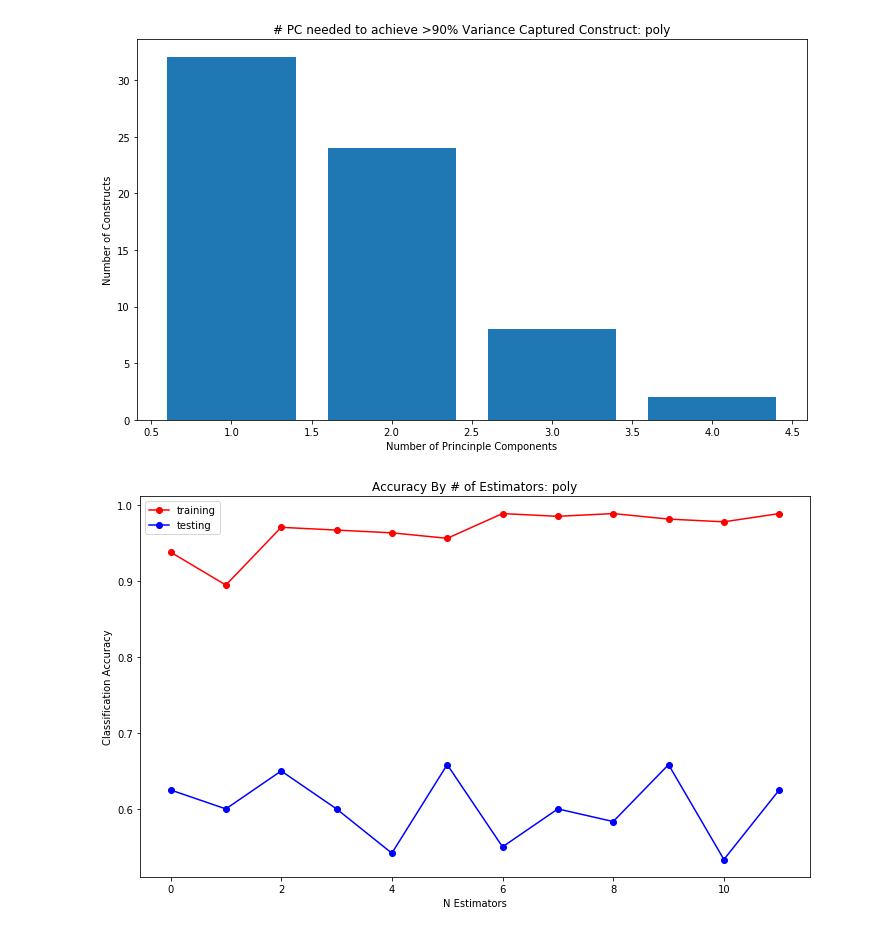
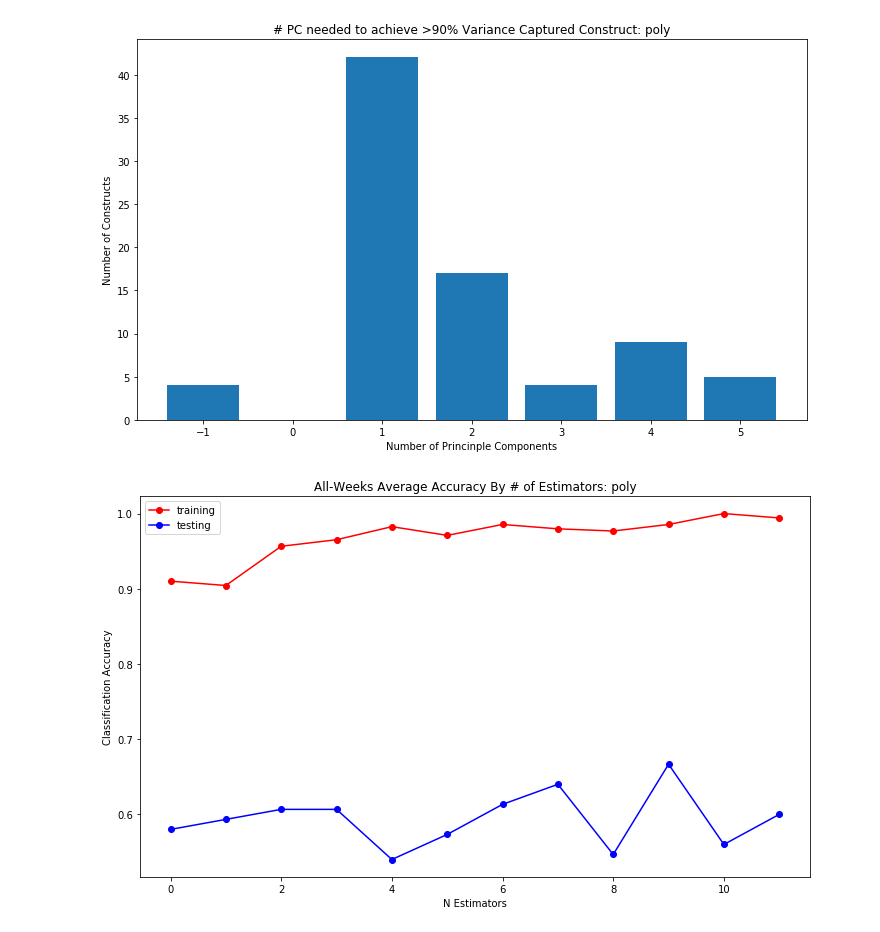
Before and after one commit to hanweny/DMOL, a Jupyter notebook: quiz_prediction/quiz_prediction_classification.ipynb, the cells around one changed output. Cells and saved outputs as stored; diff of their text form; code cells hidden in the pictures.

Commit message:
removed MAD outliers, optimized n estimators, iterated different depths

```diff
--- a/quiz_prediction/quiz_prediction_classification.ipynb
+++ b/quiz_prediction/quiz_prediction_classification.ipynb
@@ -37,6 +51,8 @@ def produce_nonlinear_pca(scree_data, df, var_map_curr, kernel, week_num, n_comp
     pca = KernelPCA(n_components=n_comp, kernel=kernel, degree=3)
     for construct in var_map_curr["Quant"]:
         temp = df[list(var_map_curr["Quant"][construct])].copy()
+        temp = temp.fillna(temp.median())  # use median to fillna
+        temp = remove_outliers(temp)
         temp = temp.fillna(temp.mode().iloc[0])
         #if len(var_map_curr["Quant"][construct]) < n_comp:
         #    X = pd.concat([X, temp.copy()], axis = 1)
@@ -133,29 +169,37 @@ def plot_scree_bars(scree_df, kernel):
 def plot_rf_n_estimators(grouped_training_accs, grouped_testing_accs, kernel):
     plt.plot(grouped_training_accs, label="training", marker='o', color='r')
     plt.plot(grouped_testing_accs, label="testing", marker='o', color='b')
-    plt.title("Accuracy By # of Estimators: {}".format(kernel))
+    plt.title("All-Weeks Average Accuracy By # of Estimators: {}".format(kernel))
     plt.xlabel("N Estimators")
     plt.ylabel("Classification Accuracy")
     plt.legend()
     plt.show()
+# %%
+def print_optimal_accs(optimal_accs):
+    for week, accs in optimal_accs.items():
+        print("\nWeek {}:".format(week))
+        print("Training Accuracy = {}".format(accs[0]))
+        print("Testing Accuracy = {}".format(accs[1]))
 # %%
-for kernel in ['poly', 'rbf', 'sigmoid', 'cosine']:
-    scree_data = []
-    all_accs = []
-    for week_num in range(1, 5):
-        #print("\n\nWeek {}:".format(week_num))
-        var_map_curr = NEW_VAR_MAP["week_{}".format(week_num)]
-        X, scree_data = produce_nonlinear_pca(scree_data, df_proc, var_map_curr, kernel, week_num)
-        scree_df = get_scree_threshold(scree_data)
+scree_data = []
+all_accs = []
+optimal_accs = {}
+for week_num in range(1, 6):
+    #print("\n\nWeek {}:".format(week_num))
+    var_map_curr = NEW_VAR_MAP["week_{}".format(week_num)]
+    X, scree_data = produce_nonlinear_pca(scree_data, df_proc, var_map_curr, 'poly', week_num)
+    scree_df = get_scree_threshold(scree_data)
 
-        X = standardize_X(X)
-        y = df_proc["gr_revq{}_quantile".format(week_num)]
+    X = standardize_X(X)
+    y = df_proc["gr_revq{}_quantile".format(week_num)]
 
-        all_accs.append(classify_response(X, y))
+    all_accs.append(classify_response(X, y))
+    optimal_accs[week_num] = optimal_classify_response(X, y, 3, 8)
 
-    grouped_training_accs, grouped_testing_accs = group_accs(all_accs)
-    plot_scree_bars(scree_df, kernel)
-    plot_rf_n_estimators(grouped_training_accs, grouped_testing_accs, kernel)
+grouped_training_accs, grouped_testing_accs = group_accs(all_accs)
+plot_scree_bars(scree_df, 'poly')
+plot_rf_n_estimators(grouped_training_accs, grouped_testing_accs, 'poly')
+print_optimal_accs(optimal_accs)
 # %% [output]
-[figure, old version]
+[figure, new version]
-[figure, old version]
+[figure, new version]
```
Also changed, not shown: parts of 14 cells of this notebook.
